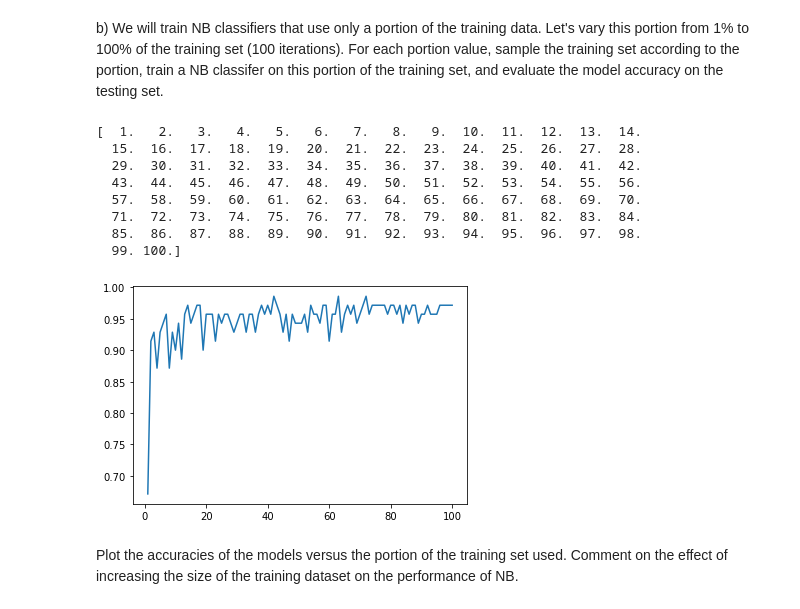
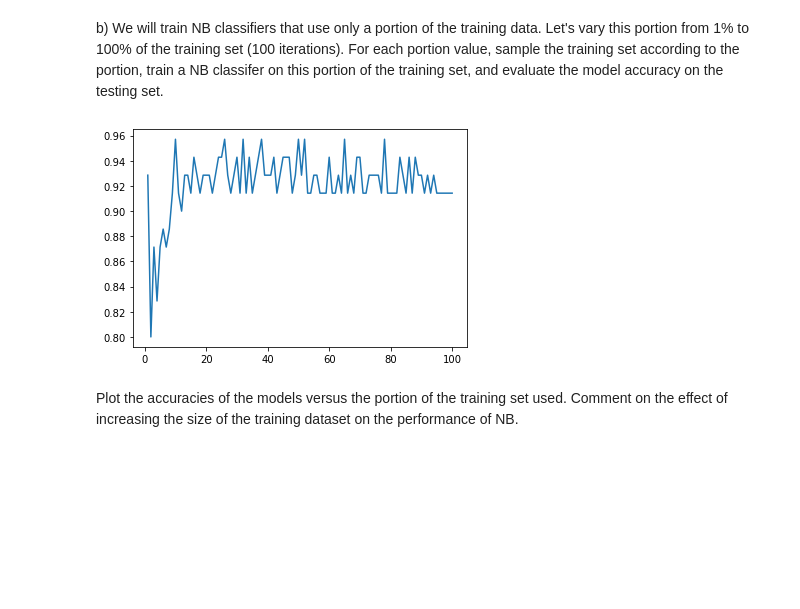
Before and after one commit to skiteskopes/pstat190dd_hw2, a Jupyter notebook: HW2.ipynb, the cells around one changed output. Saved outputs shown, nothing was run; the diff lists cells and outputs as text; code cells hidden in the pictures; blank space fills up the shorter version.

```diff
--- a/HW2.ipynb
+++ b/HW2.ipynb
@@ -186,8 +186,10 @@ https://medium.com/python-in-plain-english/filtering-rows-and-columns-in-pandas-
 Split the dataset into a training set and a testing set. Use 10% of the data as the testing set (The splitting is graded).
 # %%
 import pandas as pd
+import numpy as np
 from sklearn.model_selection import train_test_split
 cancer_dataset = pd.read_csv("breast-cancer-wisconsin.csv", header=None)
+cancer_dataset = cancer_dataset.drop(0)
 train, test = train_test_split(cancer_dataset, test_size=0.1)
 # %% [markdown]
 b) Now we will build up the bookkeeping. Let's start with the priors $P(Y = y_j)$, $y_j \in$ {0,1}. For each of these labels, calculate $P(Y = y_j)$ by simply counting the number of times $y_j$ appears in the dataset divided by the size of the dataset. You can bookkeep the priors in a dictionary with keys being $y_j$.
@@ -198,14 +200,14 @@ for patient in train[9]:
         py[0] += 1
     else:
         py[1] += 1
-probpos = py[1] / 630
-probneg = py[0] / 630
+probpos = py[1] / len(train)
+probneg = py[0] / len(train)
 # %% [markdown]
 Now let's calculate the conditional probability $P(X = x_i | Y = y_j)$. If you do the query with Pandas, this counting should be simple. This time, store the conditional probability in another dictionary with keys ($x_i$, $y_j$) or any data structure that you prefer.
 # %%
 pddict = {}
 for x in range(9):
-    pddict[x] = train.groupby(x)[9].value_counts() / 630
+    pddict[x] = train.groupby(x)[9].value_counts() / len(train)
     pddict[x] = pddict[x].to_dict()
     for j in pddict[x].keys():
         if j[1] == '1':
@@ -319,17 +320,17 @@ def predict(row,a,B):
     else:
         return 0
 
-def genalpha():
+def genalpha():  #create random initial alpha values
     randomval = []
     for i in range (9):
-        temp = random.random()
+        temp = random.uniform(-0.5,0.5)
         randomval.append(temp)
     randomval.sort()
     numpy_random = np.asarray(randomval)
     return numpy_random
 
-def genbeta():
-    return random.random()
+def genbeta(): #create random beta value
+    return random.uniform(-1,1)
 
 #gonna do one epoch
 def one_epoch(train, rowcount, alpha, beta, rate):
@@ -358,7 +359,7 @@ def multiple_epochs(train,rowcount,alpha,beta,rate,epochs):
 alpha = genalpha() #initialize alpha values
 beta = genbeta() #initialize beta value
 rate = 0.01
-epochs = 20
+epochs = 15
 rowcount = len(train)
 alphb = multiple_epochs(train, rowcount, alpha, beta, rate, epochs)
 alpha = alphb[0]
@@ -400,60 +401,59 @@ b) We will train NB classifiers that use only a portion of the training data. Le
 # %%
 from sklearn.naive_bayes import MultinomialNB
 import random
 import matplotlib.pyplot as plt
 percentage = 0.01
 testlength = len(test)
 accuracy = []
-for i in range(100):
-    model = MultinomialNB()
-    trainkeys = list(train.keys())
-    datalength = len(trainkeys)
-    partitionX = []
-    labelY = []
-    amount = int(datalength*percentage)
-    for j in range(amount):
-        temp = int(random.uniform(0,datalength-1))
-        partitionX.append(list(train[trainkeys[temp]].values())[0:9])
-        labelY.append(list(train[trainkeys[temp]].values())[9])
-        trainkeys.pop(temp)
-        datalength = len(trainkeys)
-
-    partitionX = np.matrix(partitionX)
-    model.fit(partitionX, labelY)
-    #testing for AIDS here
+epochs = 20
+def accuracy_check(model,truth,test):
     good = 0
     bad = 0
     testX = []
     testY = []
     for k in list(test.keys()):
         testX.append(list(test[k].values())[0:9])
         testY.append(list(test[k].values())[9])
     testX = np.matrix(testX)
     predictions = model.predict(testX)
     for k in range(len(testX)):
         if str(predictions[k]) == str(testY[k]):
             good += 1
         else:
             bad += 1
-    #print(good/(good+bad))
-    accuracy.append(good/(good+bad))
+
+    return (good/(good+bad))
+
+
+for i in range(100):
+    model = MultinomialNB()
+    trainkeys = list(train.keys())
+    datalength = len(trainkeys)
+    partitionX = []
+    labelY = []
+    amount = int(datalength*percentage)
+    #grab random indexes from trainkeys
+    for j in range(amount):  #amount is number of samples to grab in this current interation
+        temp = int(random.uniform(0,datalength-1))  #pick random index between 0 and datalength-1
+        partitionX.append(list(train[trainkeys[temp]].values())[0:9])   #append that data to partionX
+        labelY.append(list(train[trainkeys[temp]].values())[9]) #append the value to labelY
+        trainkeys.pop(temp)  #remove that datapoint from the trainkeys array so we dont accidentally select it again
+        datalength = len(trainkeys)  #update datalength
+
+    partitionX = np.matrix(partitionX)
+
+    model.fit(partitionX, labelY)
+    #testing for AIDS here
+
+    accuracy.append(accuracy_check(model,labelY,test))
     percentage += 0.01
 #plot
 x = np.linspace(1, 100, num=100)
 y = accuracy
-print(x)
 plt.plot(x,y)
 plt.show()
 # %% [output]
-[  1.   2.   3.   4.   5.   6.   7.   8.   9.  10.  11.  12.  13.  14.
-  15.  16.  17.  18.  19.  20.  21.  22.  23.  24.  25.  26.  27.  28.
-  29.  30.  31.  32.  33.  34.  35.  36.  37.  38.  39.  40.  41.  42.
-  43.  44.  45.  46.  47.  48.  49.  50.  51.  52.  53.  54.  55.  56.
-  57.  58.  59.  60.  61.  62.  63.  64.  65.  66.  67.  68.  69.  70.
-  71.  72.  73.  74.  75.  76.  77.  78.  79.  80.  81.  82.  83.  84.
-  85.  86.  87.  88.  89.  90.  91.  92.  93.  94.  95.  96.  97.  98.
-  99. 100.]
-[figure, old version]
+[figure, new version]
 # %% [markdown]
 Plot the accuracies of the models versus the portion of the training set used. Comment on the effect of increasing the size of the training dataset on the performance of NB.
 # %% [markdown]
```
Also changed, not shown: parts of 3 cells of this notebook.
